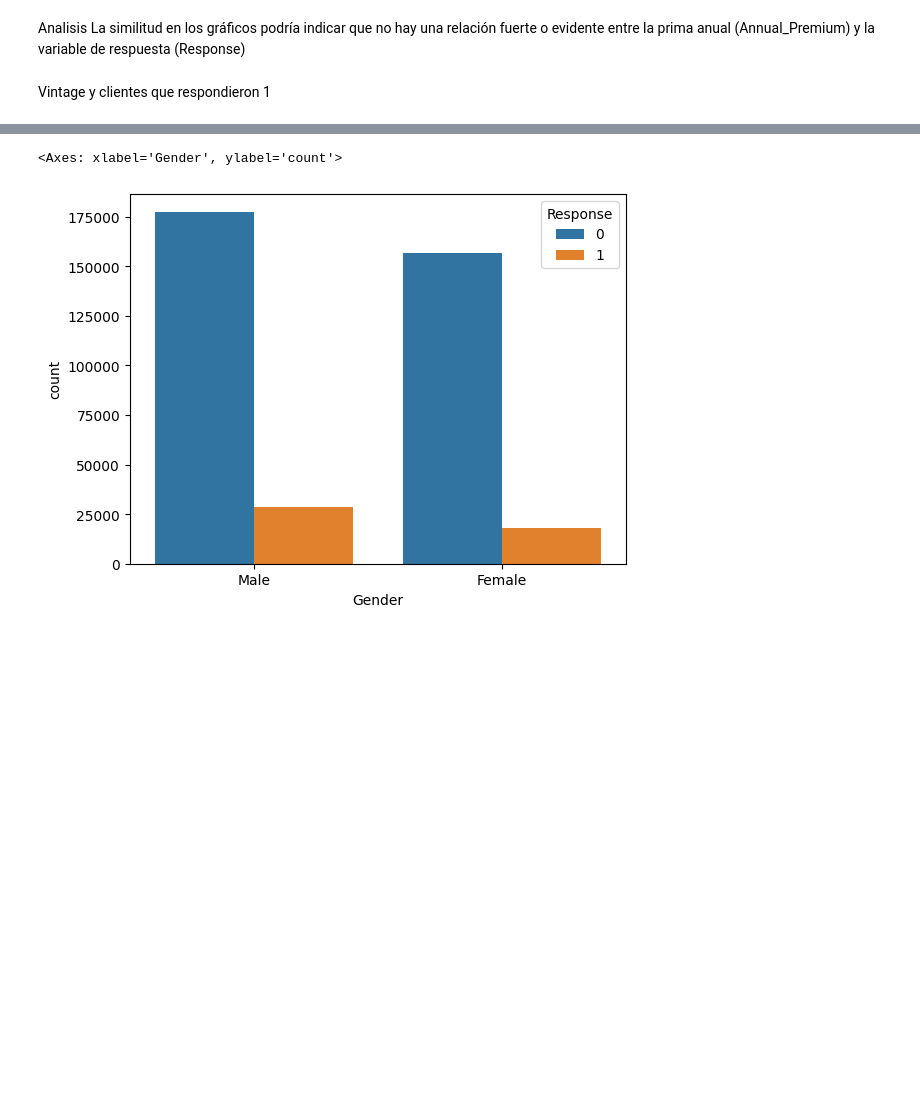
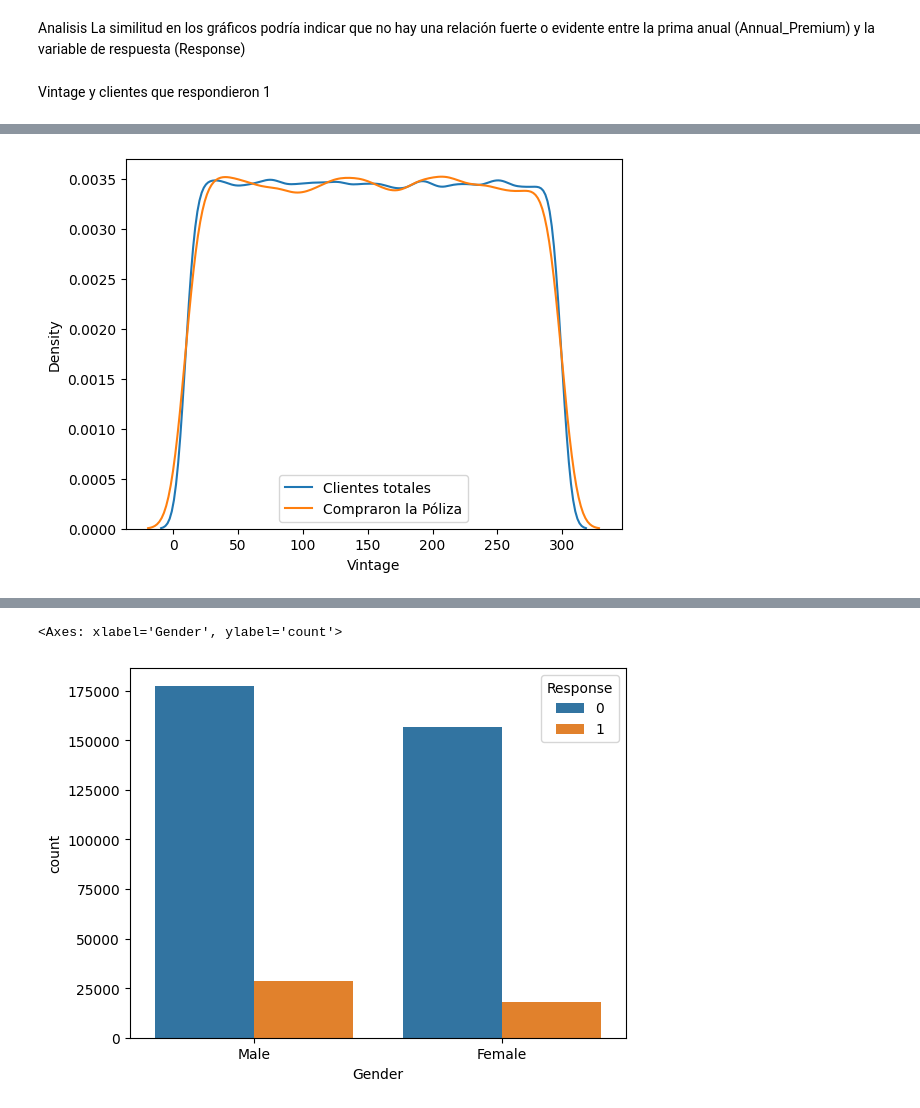
Before and after one commit to ActuaryVlad/tesisAi, a Jupyter notebook: jupyter tesis.ipynb, the cells around one changed output, grey strips where cells are left out. Drawn from its saved outputs; the diff is of its cells as text; code cells hidden in the pictures; blank space fills up the shorter version.

```diff
--- a/jupyter tesis.ipynb
+++ b/jupyter tesis.ipynb
@@ -193,0 +194,7 @@ plt.show()
+# %%
+sns.kdeplot(train.Vintage, label="Clientes totales")
+sns.kdeplot(train.Vintage[train.Response == 1], label="Compraron la Póliza")
+plt.legend()
+plt.show()
+# %% [output]
+[figure, added]
```
Also changed, not shown: parts of 11 cells of this notebook.
